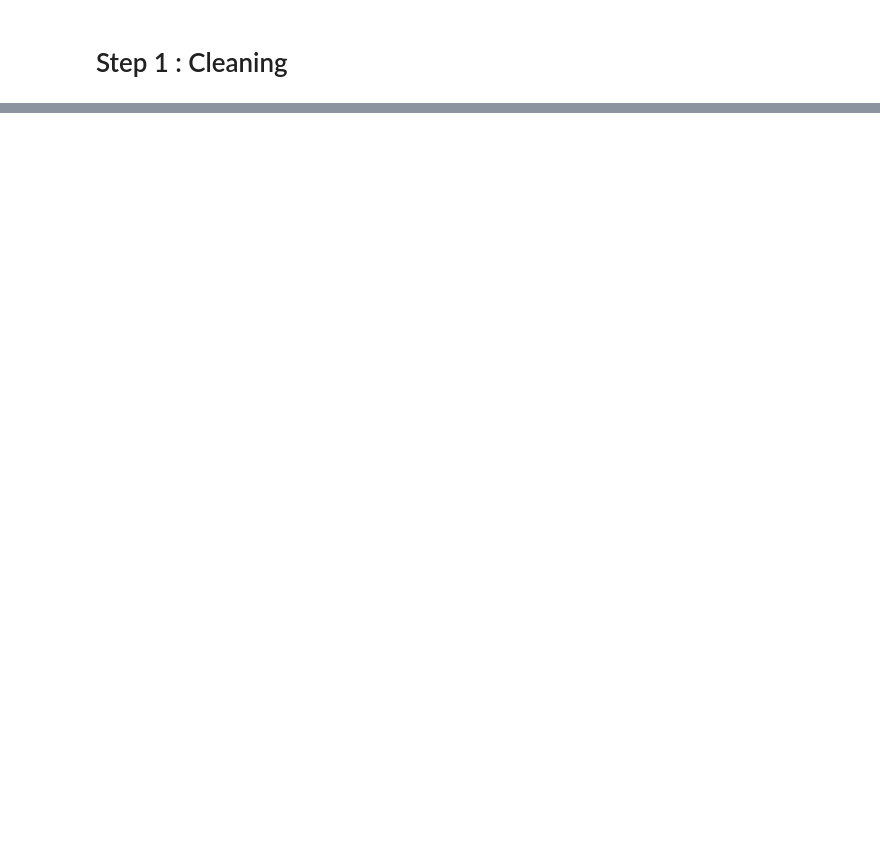
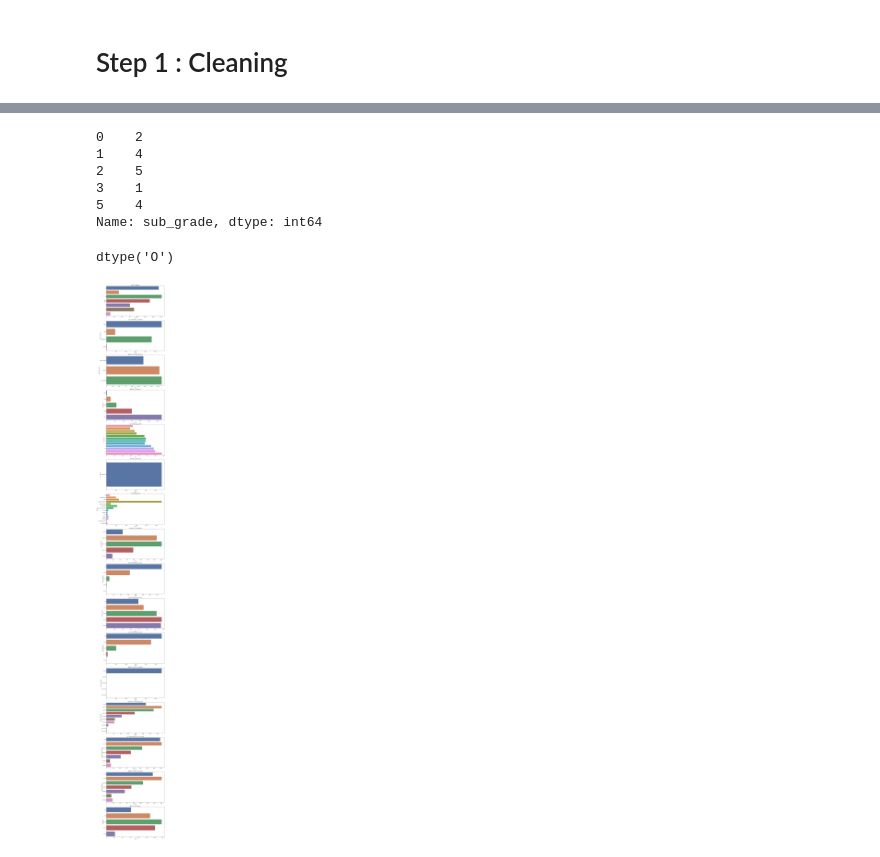
Before and after one commit to dsharma3/LendingClubCaseStudy, a Jupyter notebook: DivyeshSharma.ipynb, the cells around one changed output, grey strips where cells are left out. Drawn from its saved outputs; the diff is of its cells as text; code cells hidden in the pictures; blank space fills up the shorter version.

Commit message:
added univariate and bivariate analysis

```diff
--- a/DivyeshSharma.ipynb
+++ b/DivyeshSharma.ipynb
@@ -711,0 +654,19 @@ plt.show()
+# %%
+#creating bins for int_rate,open_acc,revol_util,total_acc
+df['int_rate_groups'] = pd.cut(df['int_rate'], bins=5,precision =0,labels=['5%-9%','9%-13%','13%-17%','17%-21%','21%-24%'])
+df['open_acc_groups'] = pd.cut(df['open_acc'],bins = 5,precision =0,labels=['2-10','10-19','19-27','27-36','36-44'])
+df['revol_util_groups'] = pd.cut(df['revol_util'], bins=5,precision =0,labels=['0-20','20-40','40-60','60-80','80-100'])
+df['total_acc_groups'] = pd.cut(df['total_acc'], bins=5,precision =0,labels=['2-20','20-37','37-55','55-74','74-90'])
+df['annual_inc_groups'] = pd.cut(df['annual_inc'], bins=5,precision =0,labels =['3k-31k','31k-58k','58k-85k','85k-112k','112k-140k'])
+
+df['installment_groups'] = pd.cut(df['installment'], bins=10,precision =0,labels=['14-145','145-274','274-403','403-531','531-660','660-789','789-918','918-1047','1047-1176','1176-1305'])
+df['funded_amnt_inv_group'] = pd.cut(df['funded_amnt_inv'], bins=7,labels=['0-5k','5k-10k','10k-15k','15k-20k','20k-25k','25k-30k','30k-35k']) ## bin is starting from -35?
+df['loan_amnt_groups'] = pd.cut(df['loan_amnt'], bins=7,precision =0,labels=['0-5k','5k-10k','10k-15k','15k-20k','20k-25k','25k-30k','30k-35k'])
+df['dti_groups'] = pd.cut(df['dti'], bins=5,precision =0,labels=['0-6','6-12','12-18','18-24','24-30'])
+# %%
+category_columns = ['grade', 'home_ownership', 'verification_status',
+       'issue_year', 'issue_month', 'loan_status', 'purpose',
+       'int_rate_groups',
+       'open_acc_groups', 'revol_util_groups', 'total_acc_groups',
+       'annual_inc_groups', 'installment_groups','funded_amnt_inv_group', 'loan_amnt_groups','dti_groups']
+category_columns
@@ -711,0 +690,19 @@ plt.show()
+# %%
+df.sub_grade = pd.to_numeric(df.sub_grade.apply(lambda x : x[-1]))
+df.sub_grade.head()
+# %% [output]
+0    2
+1    4
+2    5
+3    1
+5    4
+Name: sub_grade, dtype: int64
+# %%
+df.sub_grade = df.sub_grade.astype(str)
+df.sub_grade.dtype
+# %% [output]
+dtype('O')
+# %%
+univariate_analysis_categorical(df[df.loan_status == "Charged Off"], category_columns)
+# %% [output]
+[figure, added]
```
Also changed, not shown: parts of 95 cells of this notebook.
